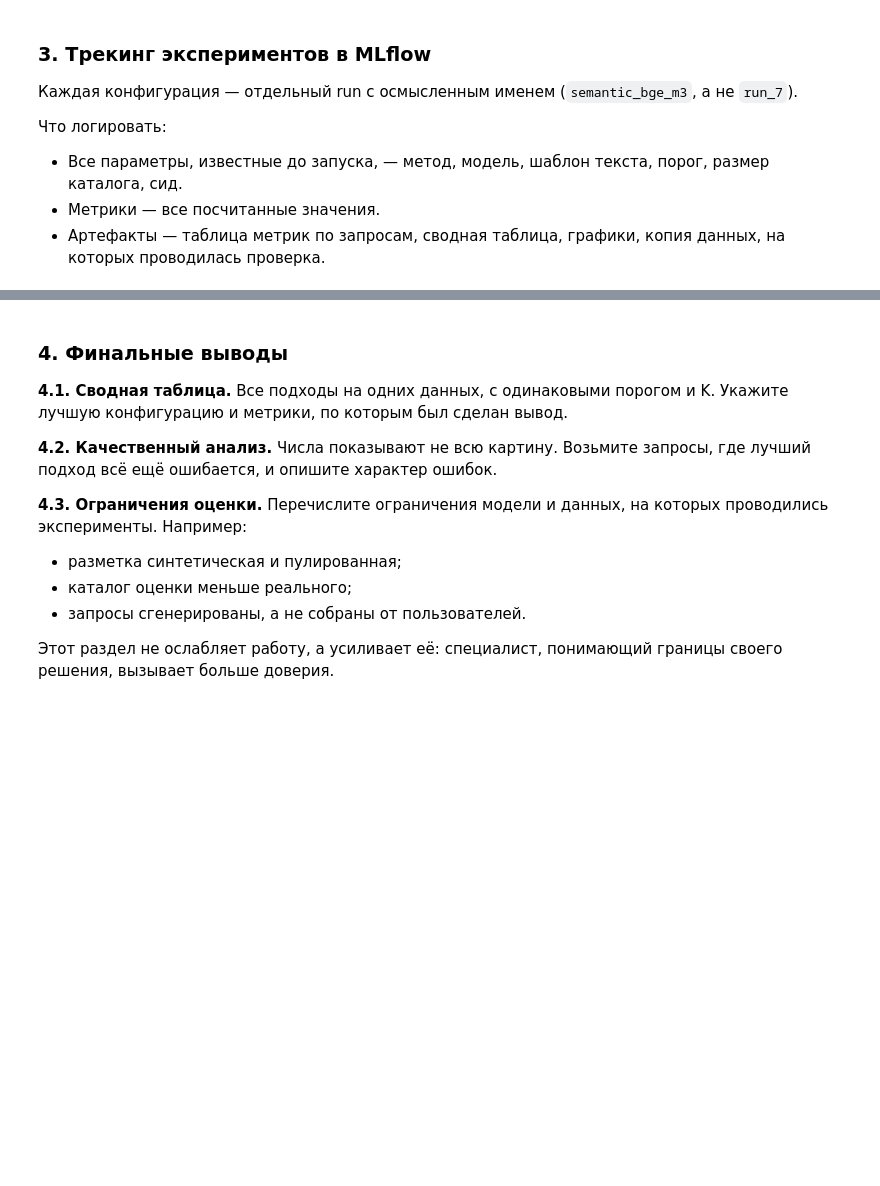
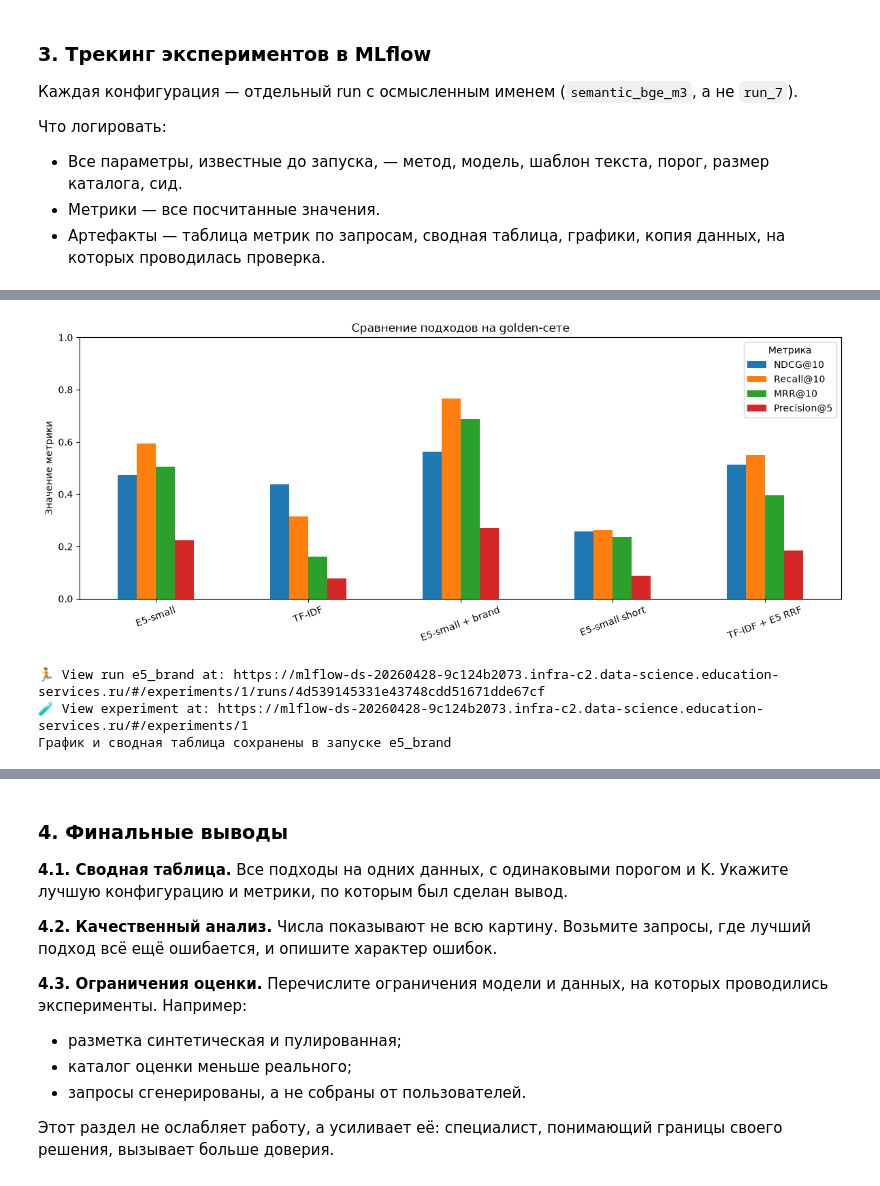
Before and after one commit to Fsalyamov/semantic-search-project, a Jupyter notebook: semantic_search_project.ipynb, the cells around one changed output, grey strips where cells are left out. Drawn from its saved outputs; the diff is of its cells as text; code cells hidden in the pictures; blank space fills up the shorter version.

Commit message:
Завершены эксперименты, MLflow и документация проекта

```diff
--- a/semantic_search_project.ipynb
+++ b/semantic_search_project.ipynb
@@ -1320,0 +1668,16 @@ RUN_FINAL_TEST_EVAL = False   # Переведите в True, когда кон
+# %%
+all_metrics_by_query = pd.concat([
+    metrics_by_query,
+    metrics_by_query_brand,
+    metrics_by_query_short,
+    metrics_by_query_hybrid
+], ignore_index=True)
+MLFLOW_ARTIFACTS_DIR = ARTIFACTS_DIR / "mlflow"
+MLFLOW_ARTIFACTS_DIR.mkdir(parents=True, exist_ok=True)
+queries_train.to_parquet(MLFLOW_ARTIFACTS_DIR / "golden_set.parquet", index=False)
+all_metrics_by_query.to_csv(MLFLOW_ARTIFACTS_DIR / "metrics_by_query.csv", index=False)
+all_metrics_summary.to_csv(MLFLOW_ARTIFACTS_DIR / "metrics_summary.csv")
+metrics_by_query_test.to_csv(MLFLOW_ARTIFACTS_DIR / "test_metrics_by_query.csv", index=False)
+metrics_summary_test.to_csv(MLFLOW_ARTIFACTS_DIR / "test_metrics_summary.csv")
+print("Конфигураций:", all_metrics_by_query["method"].nunique())
+print("Результаты сохранены:", MLFLOW_ARTIFACTS_DIR)
@@ -1320,0 +1950,32 @@ RUN_FINAL_TEST_EVAL = False   # Переведите в True, когда кон
+# %%
+comparison_metrics = ["NDCG@10", "Recall@10", "MRR@10", "Precision@5"]
+comparison = all_metrics_summary[comparison_metrics]
+ax = comparison.plot.bar(figsize=(12, 5), rot=20)
+ax.set_title("Сравнение подходов на golden-сете")
+ax.set_xlabel("")
+ax.set_ylabel("Значение метрики")
+ax.set_ylim(0, 1)
+ax.legend(title="Метрика")
+plt.tight_layout()
+comparison_path = MLFLOW_ARTIFACTS_DIR / "comparison.png"
+plt.savefig(comparison_path, dpi=150, bbox_inches="tight")
+plt.show()
+runs = mlflow.search_runs(
+    experiment_ids=[experiment.experiment_id],
+    filter_string="tags.mlflow.runName = 'e5_brand' AND attributes.status = 'FINISHED'",
+    order_by=["attributes.start_time DESC"],
+    max_results=1
+)
+assert not runs.empty, "Успешный запуск e5_brand не найден"
+with mlflow.start_run(run_id=runs.iloc[0]["run_id"]):
+    mlflow.log_artifact(str(comparison_path), artifact_path="comparison")
+    mlflow.log_artifact(
+        str(MLFLOW_ARTIFACTS_DIR / "metrics_summary.csv"),
+        artifact_path="comparison"
+    )
+print("График и сводная таблица сохранены в запуске e5_brand")
+# %% [output]
+[figure, added]
+🏃 View run e5_brand at: https://mlflow-ds-20260428-9c124b2073.infra-c2.data-science.education-services.ru/#/experiments/1/runs/4d539145331e43748cdd51671dde67cf
+🧪 View experiment at: https://mlflow-ds-20260428-9c124b2073.infra-c2.data-science.education-services.ru/#/experiments/1
+График и сводная таблица сохранены в запуске e5_brand
```
Also changed, not shown: parts of 25 cells of this notebook, 3 other files.
